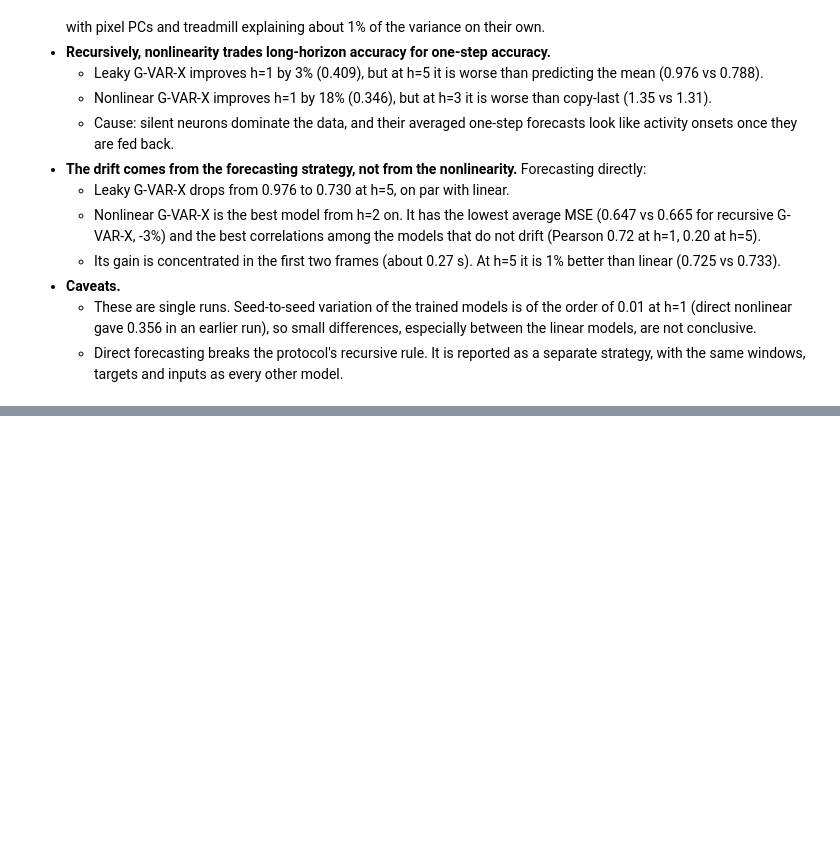
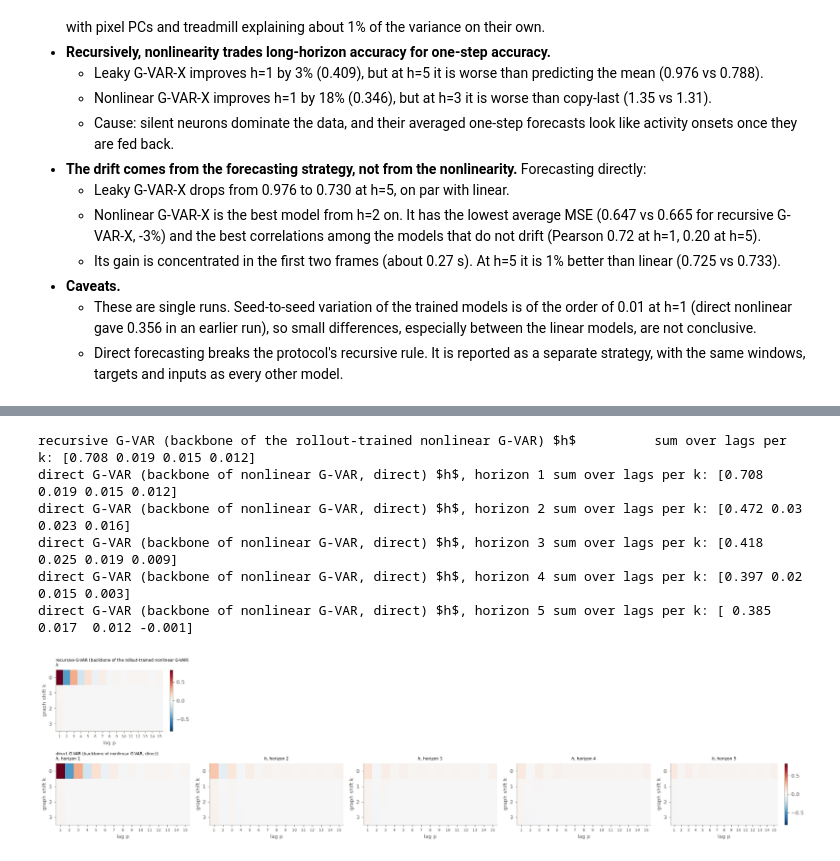
Before and after one commit to G00DCOD3R/Neural-Forecasting, a Jupyter notebook: models/GVAR/gvar_extensions.ipynb, the cells around one changed output, grey strips where cells are left out. Drawn from its saved outputs; the diff is of its cells as text; code cells hidden in the pictures; blank space fills up the shorter version.

```diff
--- a/models/GVAR/gvar_extensions.ipynb
+++ b/models/GVAR/gvar_extensions.ipynb
@@ -313,0 +384,15 @@ Test MSE on `cave_proofread`, single run per model.
+# %%
+from plot_taps import plot as plot_taps
+
+plot_taps(['cave_proofread_connectome', 'cave_proofread_connectome_direct'],
+          ['recursive G-VAR (backbone of the rollout-trained nonlinear G-VAR)',
+           'direct G-VAR (backbone of nonlinear G-VAR, direct)'])
+plt.show()
+# %% [output]
+recursive G-VAR (backbone of the rollout-trained nonlinear G-VAR) $h$          sum over lags per k: [0.708 0.019 0.015 0.012]
+direct G-VAR (backbone of nonlinear G-VAR, direct) $h$, horizon 1 sum over lags per k: [0.708 0.019 0.015 0.012]
+direct G-VAR (backbone of nonlinear G-VAR, direct) $h$, horizon 2 sum over lags per k: [0.472 0.03  0.023 0.016]
+direct G-VAR (backbone of nonlinear G-VAR, direct) $h$, horizon 3 sum over lags per k: [0.418 0.025 0.019 0.009]
+direct G-VAR (backbone of nonlinear G-VAR, direct) $h$, horizon 4 sum over lags per k: [0.397 0.02  0.015 0.003]
+direct G-VAR (backbone of nonlinear G-VAR, direct) $h$, horizon 5 sum over lags per k: [ 0.385  0.017  0.012 -0.001]
+[figure, added]
```
Also changed, not shown: parts of 11 cells of this notebook, 2 other files.
